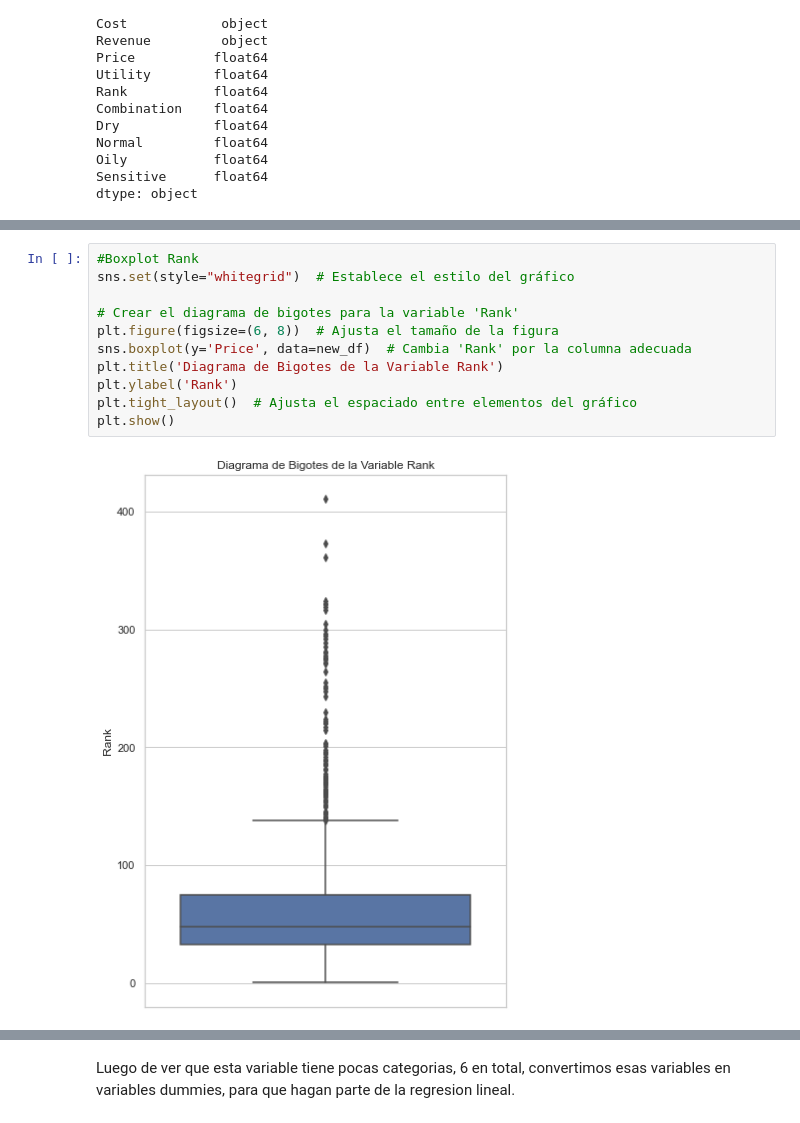
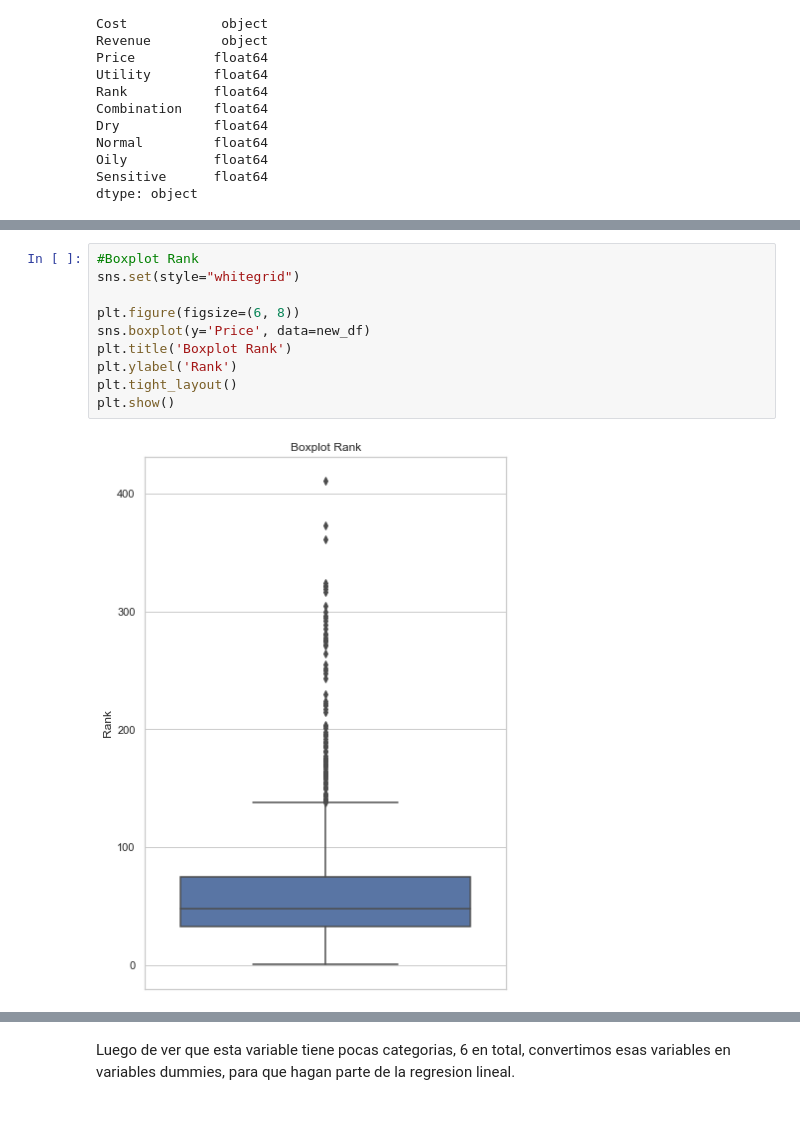
Before and after one commit to td2USA-20232/grupo2, a Jupyter notebook: Caso_uno_p_q.ipynb, the cells around one changed output, grey strips where cells are left out. Drawn from its saved outputs; the diff is of its cells as text.

```diff
--- a/Caso_uno_p_q.ipynb
+++ b/Caso_uno_p_q.ipynb
@@ -206,15 +236,14 @@ plt.show()
 # %%
 #Boxplot Rank
-sns.set(style="whitegrid")  # Establece el estilo del gráfico
+sns.set(style="whitegrid")
 
-# Crear el diagrama de bigotes para la variable 'Rank'
-plt.figure(figsize=(6, 8))  # Ajusta el tamaño de la figura
-sns.boxplot(y='Price', data=new_df)  # Cambia 'Rank' por la columna adecuada
-plt.title('Diagrama de Bigotes de la Variable Rank')
+plt.figure(figsize=(6, 8))
+sns.boxplot(y='Price', data=new_df)
+plt.title('Boxplot Rank')
 plt.ylabel('Rank')
-plt.tight_layout()  # Ajusta el espaciado entre elementos del gráfico
+plt.tight_layout()
 plt.show()
 # %% [output]
-[figure, old version]
+[figure, new version]
 # %%
 #Boxplot Cost
```
Also changed, not shown: parts of 39 cells of this notebook.
